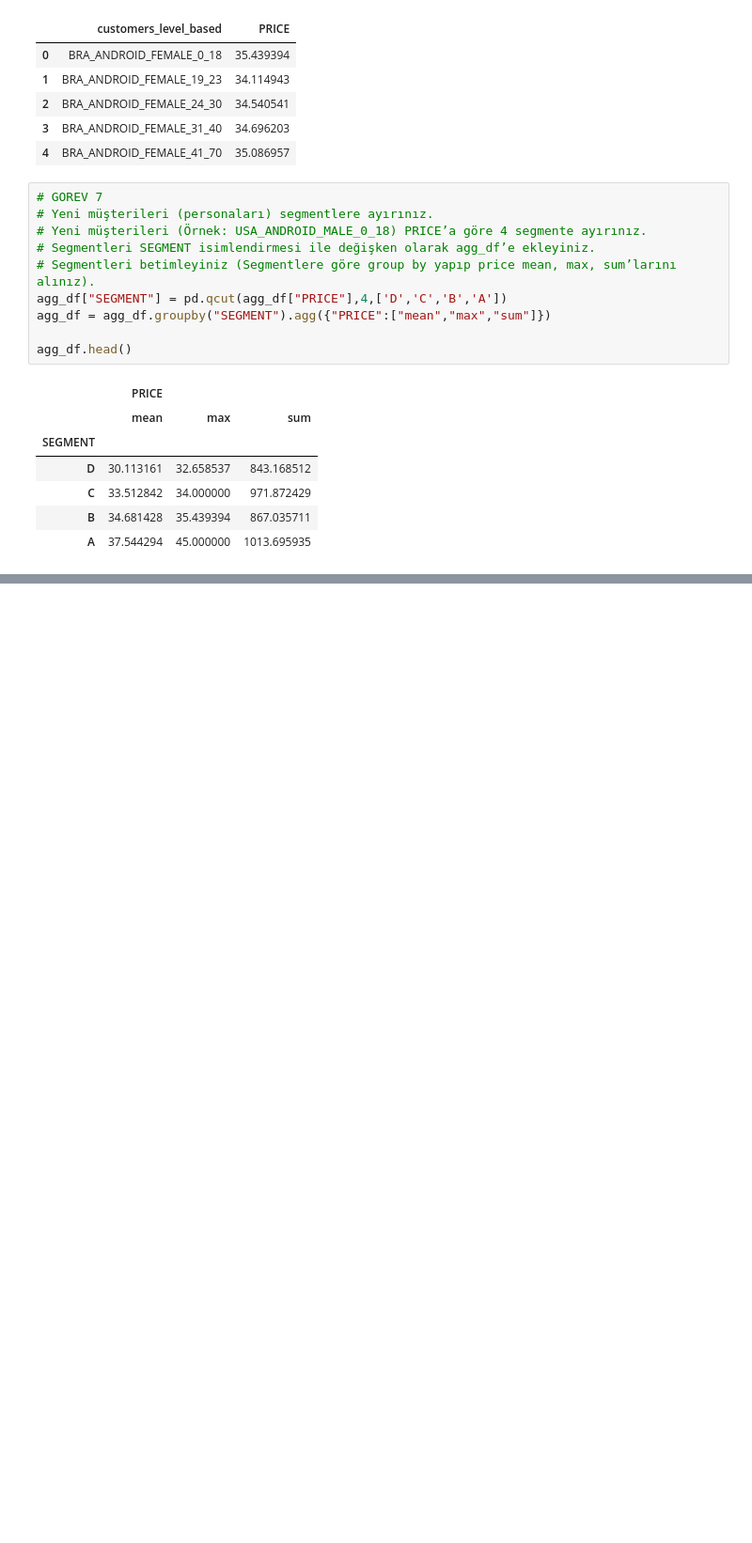
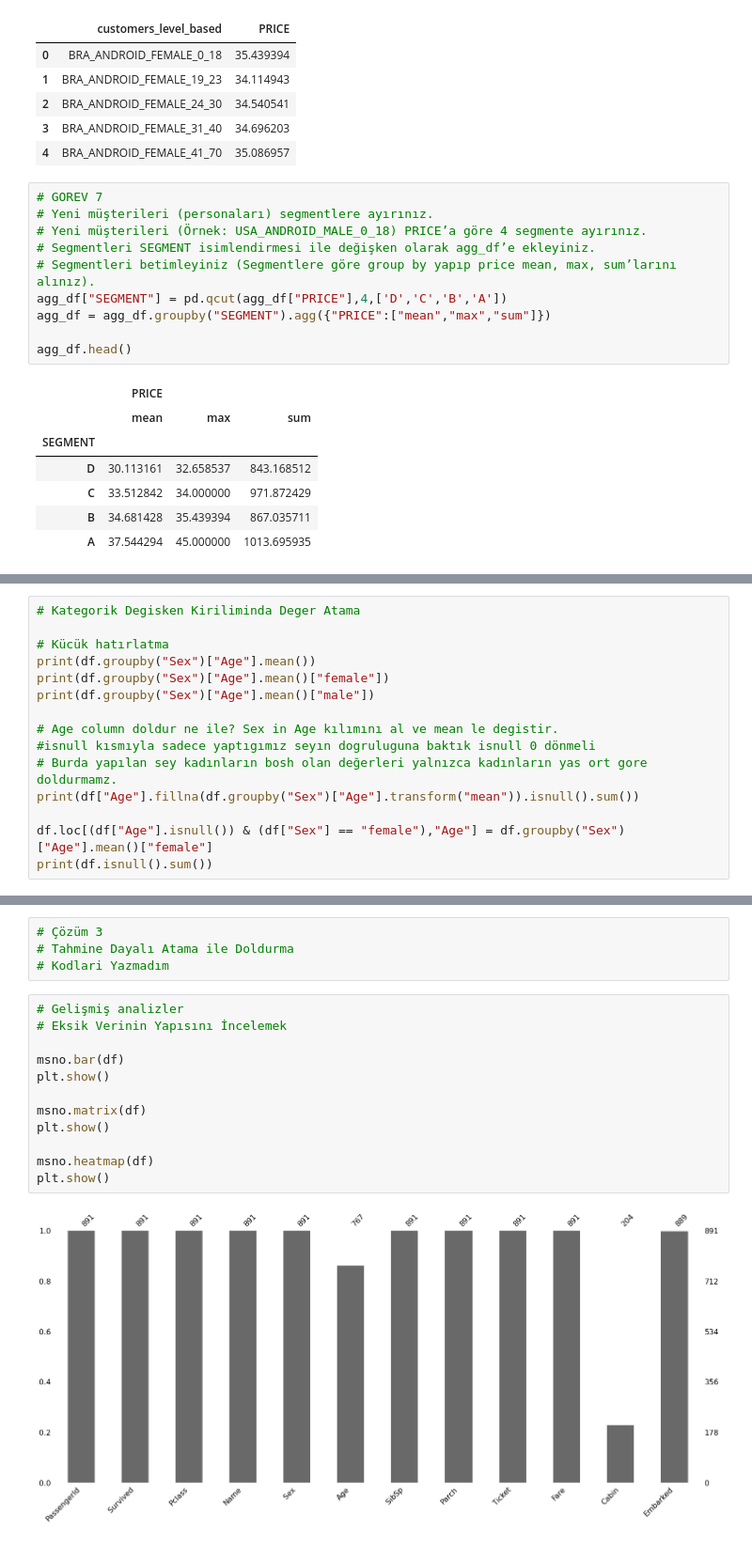
Before and after one commit to Bahar-K/Codes, a Jupyter notebook: Miuul/MiuulCodes.ipynb, the cells around one changed output, grey strips where cells are left out. Shown at 94% size. Drawn from its saved outputs; the diff is of its cells as text; blank space fills up the shorter version.

```diff
--- a/Miuul/MiuulCodes.ipynb
+++ b/Miuul/MiuulCodes.ipynb
@@ -1842,0 +2366,15 @@ dtype: float64
+# %%
+# Kategorik Degisken Kiriliminda Deger Atama
+
+# Kücük hatırlatma
+print(df.groupby("Sex")["Age"].mean())
+print(df.groupby("Sex")["Age"].mean()["female"])
+print(df.groupby("Sex")["Age"].mean()["male"])
+
+# Age column doldur ne ile? Sex in Age kılımını al ve mean le degistir.
+#isnull kısmıyla sadece yaptıgımız seyın dogruluguna baktık isnull 0 dönmeli
+# Burda yapılan sey kadınların bosh olan değerleri yalnızca kadınların yas ort gore doldurmamz.
+print(df["Age"].fillna(df.groupby("Sex")["Age"].transform("mean")).isnull().sum())
+
+df.loc[(df["Age"].isnull()) & (df["Sex"] == "female"),"Age"] = df.groupby("Sex")["Age"].mean()["female"]
+print(df.isnull().sum())
@@ -1842,0 +2402,18 @@ dtype: float64
+# %%
+# Çözüm 3
+# Tahmine Dayalı Atama ile Doldurma
+# Kodlari Yazmadım
+# %%
+# Gelişmiş analizler
+# Eksik Verinin Yapısını İncelemek
+
+msno.bar(df)
+plt.show()
+
+msno.matrix(df)
+plt.show()
+
+msno.heatmap(df)
+plt.show()
+# %% [output]
+[figure, added]
```
Also changed, not shown: parts of 182 cells of this notebook.
